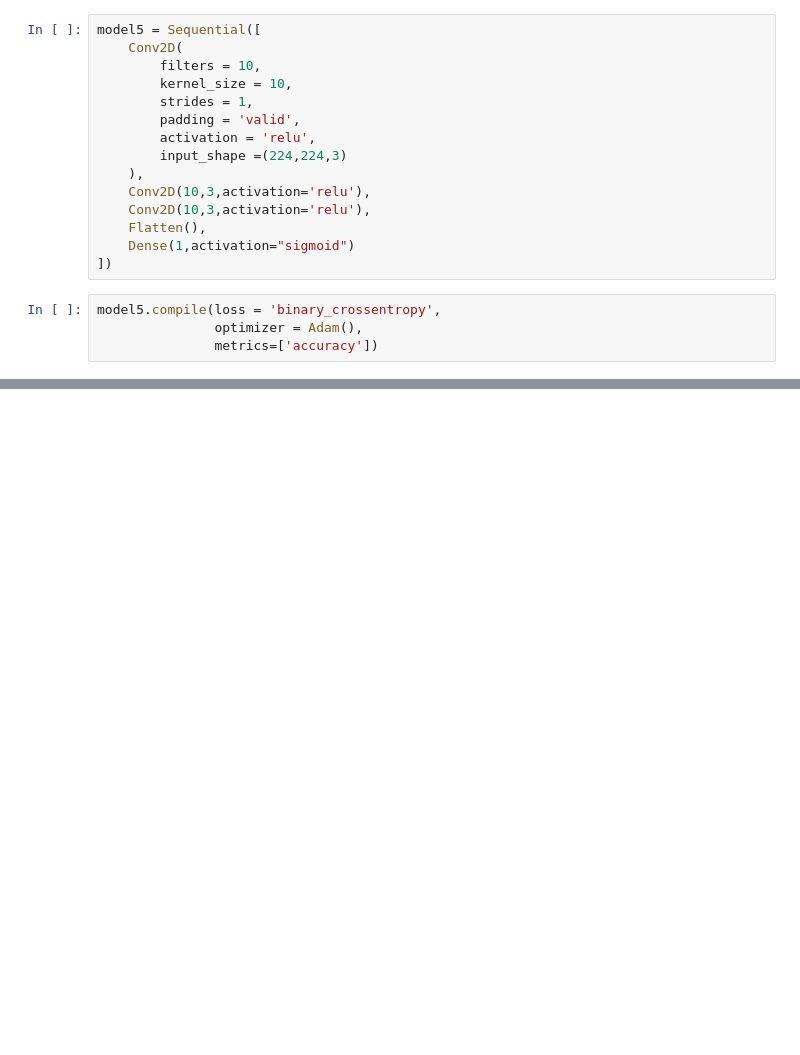
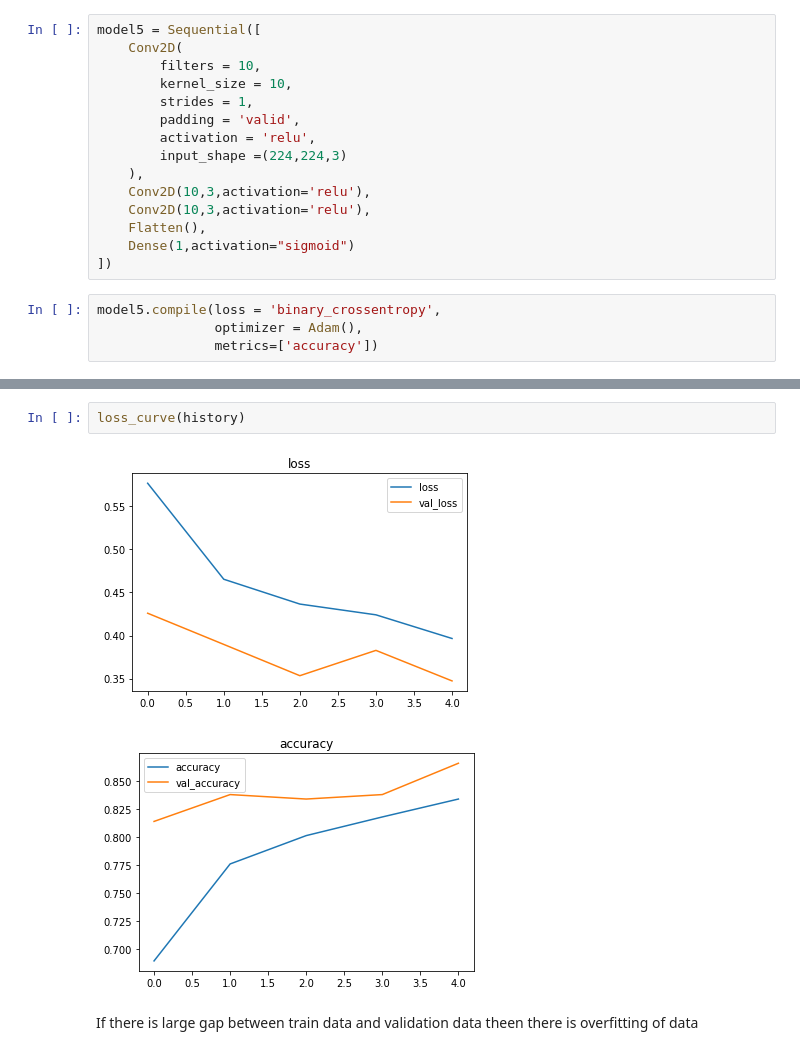
Before and after one commit to KrishnaSChavan/MachineLearning, a Jupyter notebook: CNN_1.ipynb, the cells around one changed output, grey strips where cells are left out. Saved outputs shown, nothing was run; the diff lists cells and outputs as text; blank space fills up the shorter version.

```diff
--- a/CNN_1.ipynb
+++ b/CNN_1.ipynb
@@ -570,0 +626,7 @@ model_details(model5)
+# %%
+loss_curve(history)
+# %% [output]
+[figure, added]
+[figure, added]
+# %% [markdown]
+If there is large gap between train data and validation data theen there is overfitting of data
```
Also changed, not shown: parts of 16 cells of this notebook.
